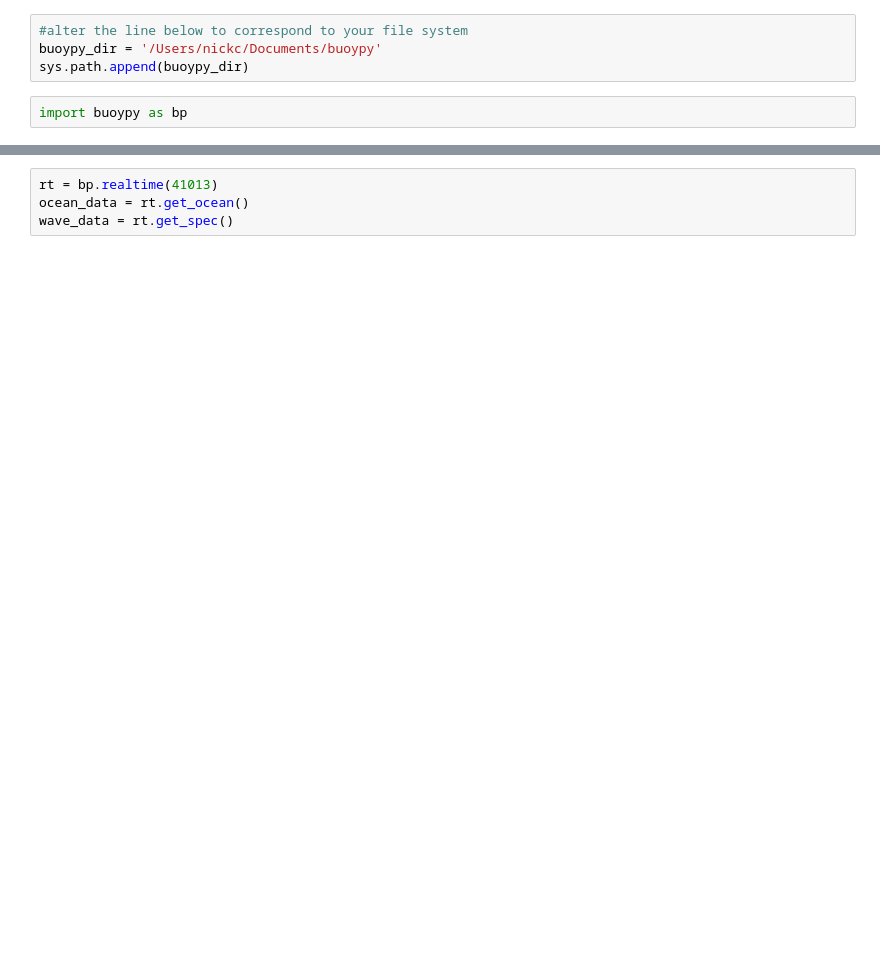
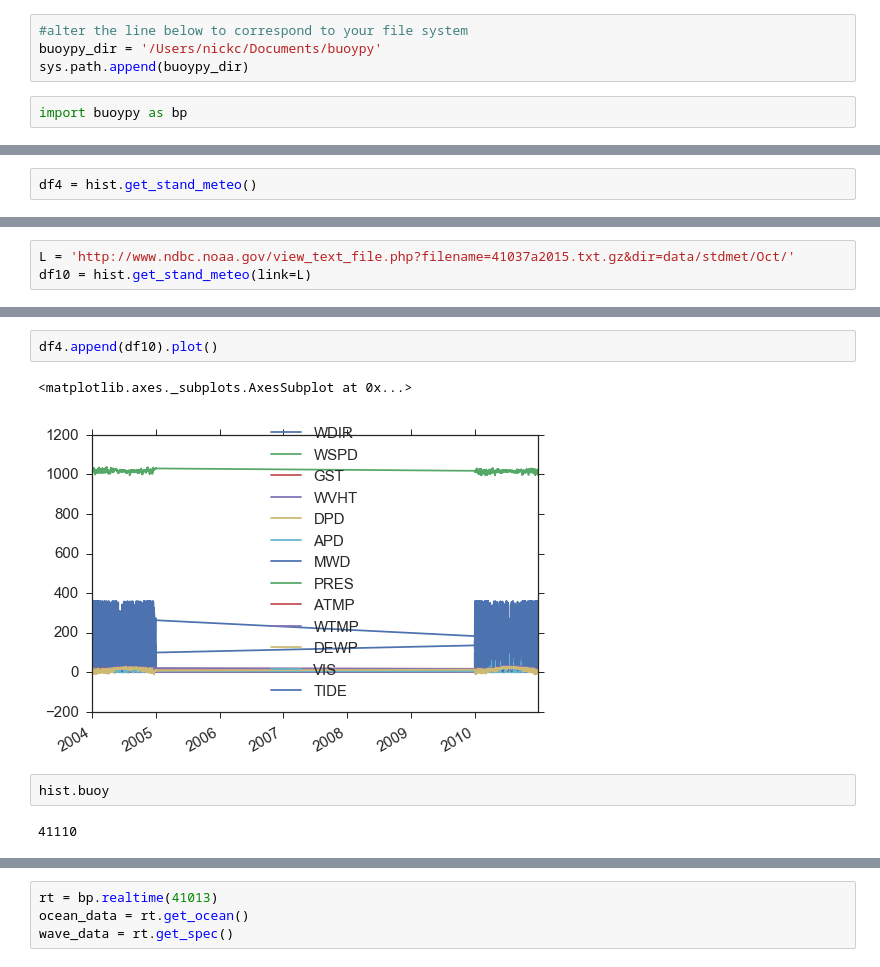
Before and after one commit to nickc1/buoypy, a Jupyter notebook: scripts/buoy_data_analysis.ipynb, the cells around one changed output, grey strips where cells are left out. Saved outputs shown, nothing was run; the diff lists cells and outputs as text; blank space fills up the shorter version.

```diff
--- a/scripts/buoy_data_analysis.ipynb
+++ b/scripts/buoy_data_analysis.ipynb
@@ -111,0 +23,2 @@ bp.realtime.
+# %%
+df4 = hist.get_stand_meteo()
@@ -111,0 +34,3 @@ bp.realtime.
+# %%
+L = 'http://www.ndbc.noaa.gov/view_text_file.php?filename=41037a2015.txt.gz&dir=data/stdmet/Oct/'
+df10 = hist.get_stand_meteo(link=L)
@@ -111,0 +58,9 @@ bp.realtime.
+# %%
+df4.append(df10).plot()
+# %% [output]
+<matplotlib.axes._subplots.AxesSubplot at 0x...>
+[figure, added]
+# %%
+hist.buoy
+# %% [output]
+41110
```
Also changed, not shown: parts of 106 cells of this notebook, 3 other files.
